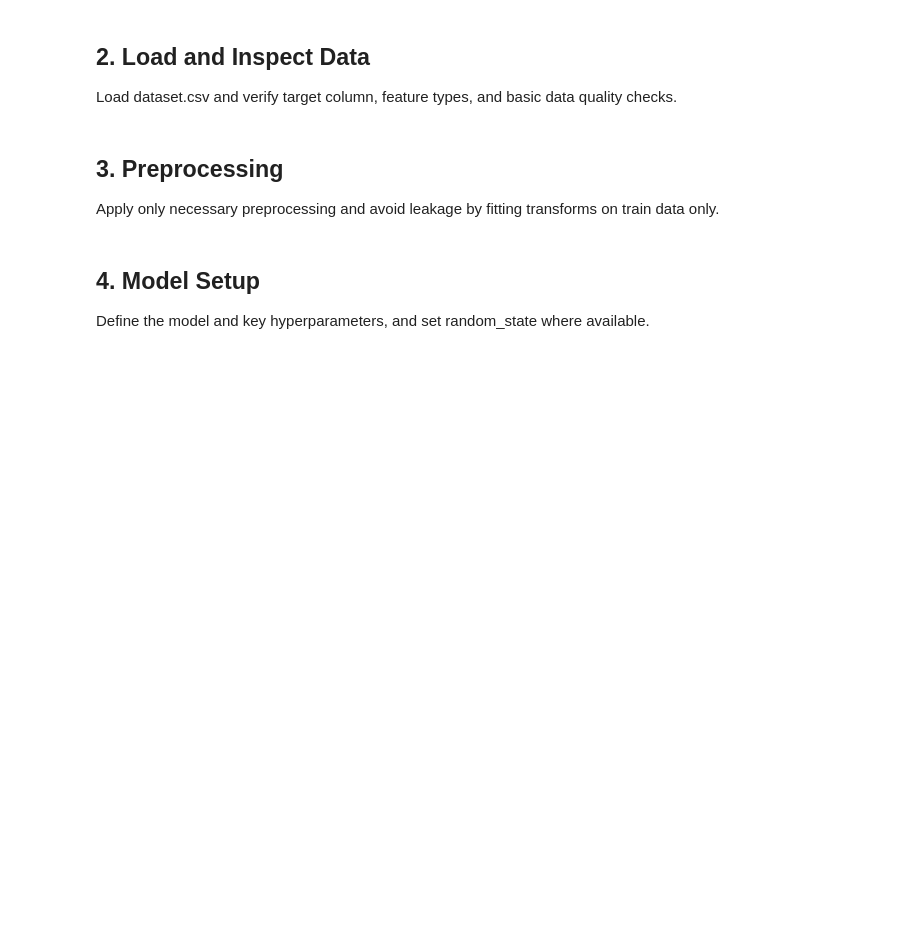
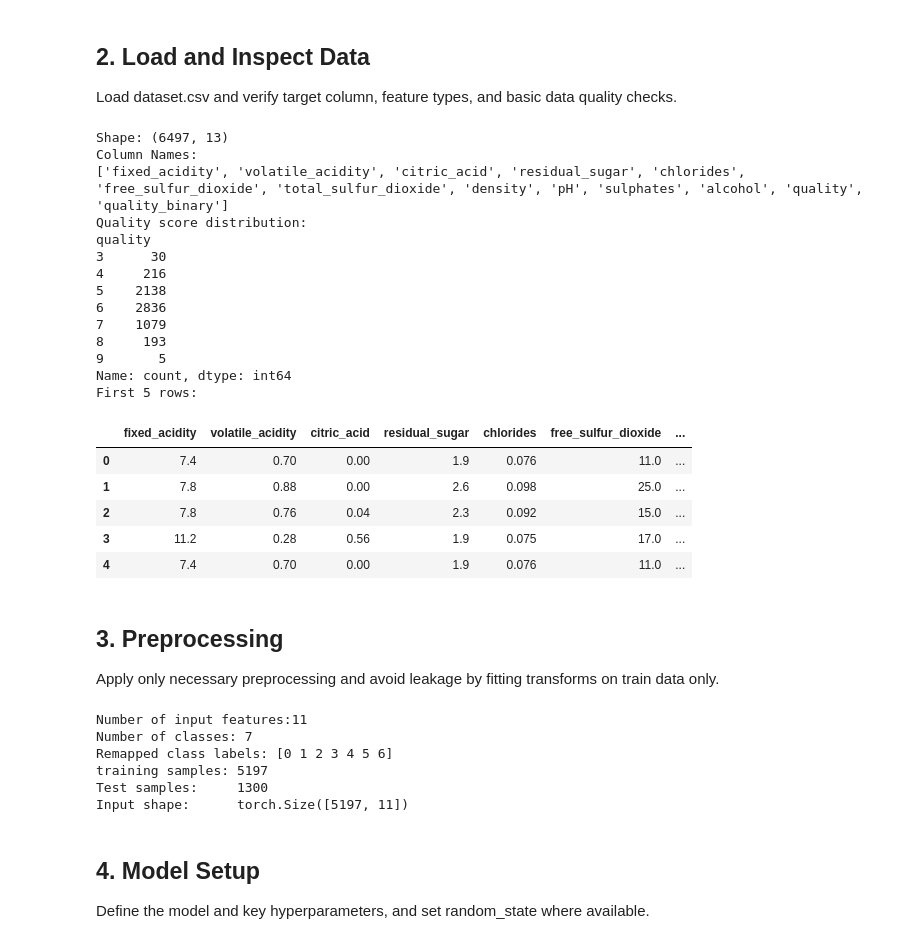
Before and after one commit to iiitl/Neural-Networks, a Jupyter notebook: library/training.ipynb, the cells around one changed output. Cells and saved outputs as stored; diff of their text form; code cells hidden in the pictures; blank space fills up the shorter version.

```diff
--- a/library/training.ipynb
+++ b/library/training.ipynb
@@ -7,9 +19,67 @@ Import only the required ML library tools and keep setup minimal and reproducibl
 # %% [markdown]
 ## 2. Load and Inspect Data
 Load dataset.csv and verify target column, feature types, and basic data quality checks.
+# %%
+df=pd.read_csv('https://raw.githubusercontent.com/iiitl/Neural-Networks/main/dataset.csv')
+print("Shape:",df.shape)
+print("Column Names:")
+print(df.columns.tolist())
+print("Quality score distribution:")
+print(df['quality'].value_counts().sort_index())
+print("First 5 rows:")
+df.head()
+# %% [output]
+Shape: (6497, 13)
+Column Names:
+['fixed_acidity', 'volatile_acidity', 'citric_acid', 'residual_sugar', 'chlorides', 'free_sulfur_dioxide', 'total_sulfur_dioxide', 'density', 'pH', 'sulphates', 'alcohol', 'quality', 'quality_binary']
+Quality score distribution:
+quality
+3      30
+4     216
+5    2138
+6    2836
+7    1079
+8     193
+9       5
+Name: count, dtype: int64
+First 5 rows:
+|  | fixed_acidity | volatile_acidity | citric_acid | residual_sugar | chlorides | free_sulfur_dioxide | ... |
+| 0 | 7.4 | 0.70 | 0.00 | 1.9 | 0.076 | 11.0 | ... |
+| 1 | 7.8 | 0.88 | 0.00 | 2.6 | 0.098 | 25.0 | ... |
+| 2 | 7.8 | 0.76 | 0.04 | 2.3 | 0.092 | 15.0 | ... |
+| 3 | 11.2 | 0.28 | 0.56 | 1.9 | 0.075 | 17.0 | ... |
+| 4 | 7.4 | 0.70 | 0.00 | 1.9 | 0.076 | 11.0 | ... |
 # %% [markdown]
 ## 3. Preprocessing
 Apply only necessary preprocessing and avoid leakage by fitting transforms on train data only.
+# %%
+X=df.drop(columns=['quality','quality_binary']).values
+y=df['quality'].values
+y=y-y.min()
+num_classes=len(np.unique(y))
+print(f"Number of input features:{X.shape[1]}")
+print(f"Number of classes: {num_classes}")
+print(f"Remapped class labels: {np.unique(y)}")
+#train/test split
+X_train,X_test,y_train,y_test=train_test_split(X,y,test_size=0.2,random_state=42,stratify=y)
+#Scaling
+scaler=StandardScaler()
+X_train=scaler.fit_transform(X_train)
+X_test=scaler.transform(X_test)
+X_train_t=torch.FloatTensor(X_train)
+X_test_t=torch.FloatTensor(X_test)
+y_train_t=torch.LongTensor(y_train)
+y_test_t=torch.LongTensor(y_test)
+print(f"training samples: {X_train_t.shape[0]}")
+print(f"Test samples:     {X_test_t.shape[0]}")
+print(f"Input shape:      {X_train_t.shape}")
+# %% [output]
+Number of input features:11
+Number of classes: 7
+Remapped class labels: [0 1 2 3 4 5 6]
+training samples: 5197
+Test samples:     1300
+Input shape:      torch.Size([5197, 11])
 # %% [markdown]
 ## 4. Model Setup
 Define the model and key hyperparameters, and set random_state where available.
```
Also changed, not shown: parts of 11 cells of this notebook.
